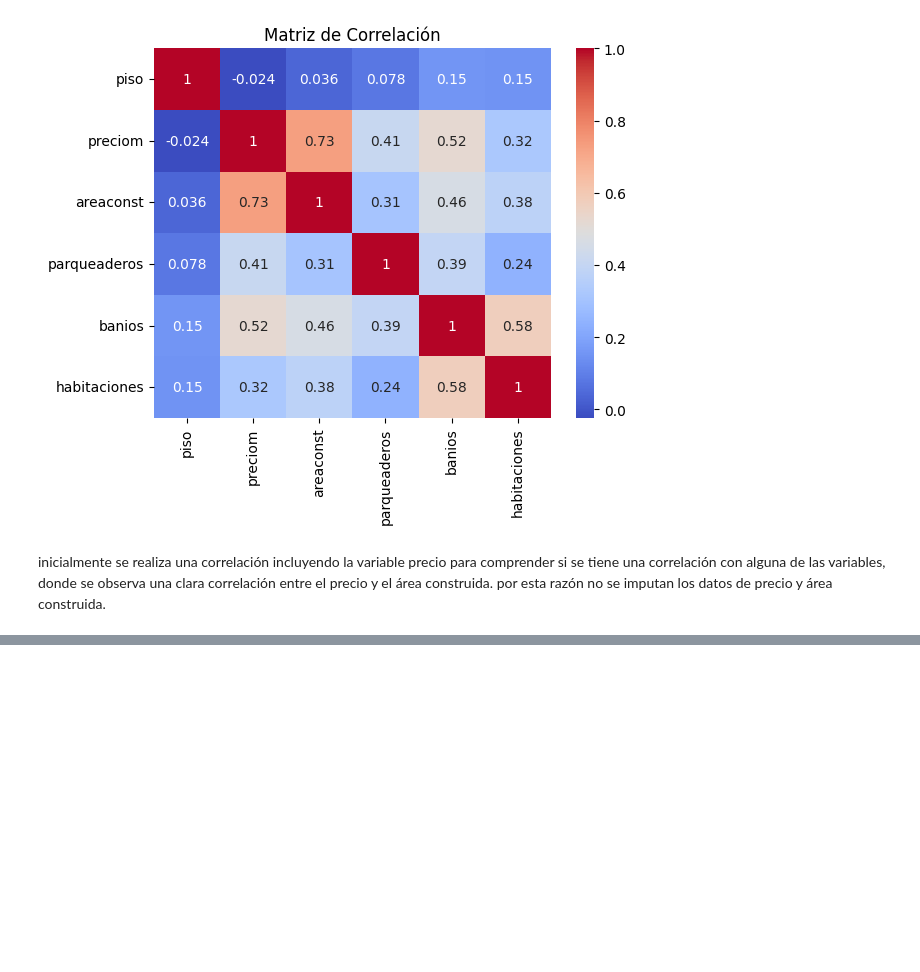
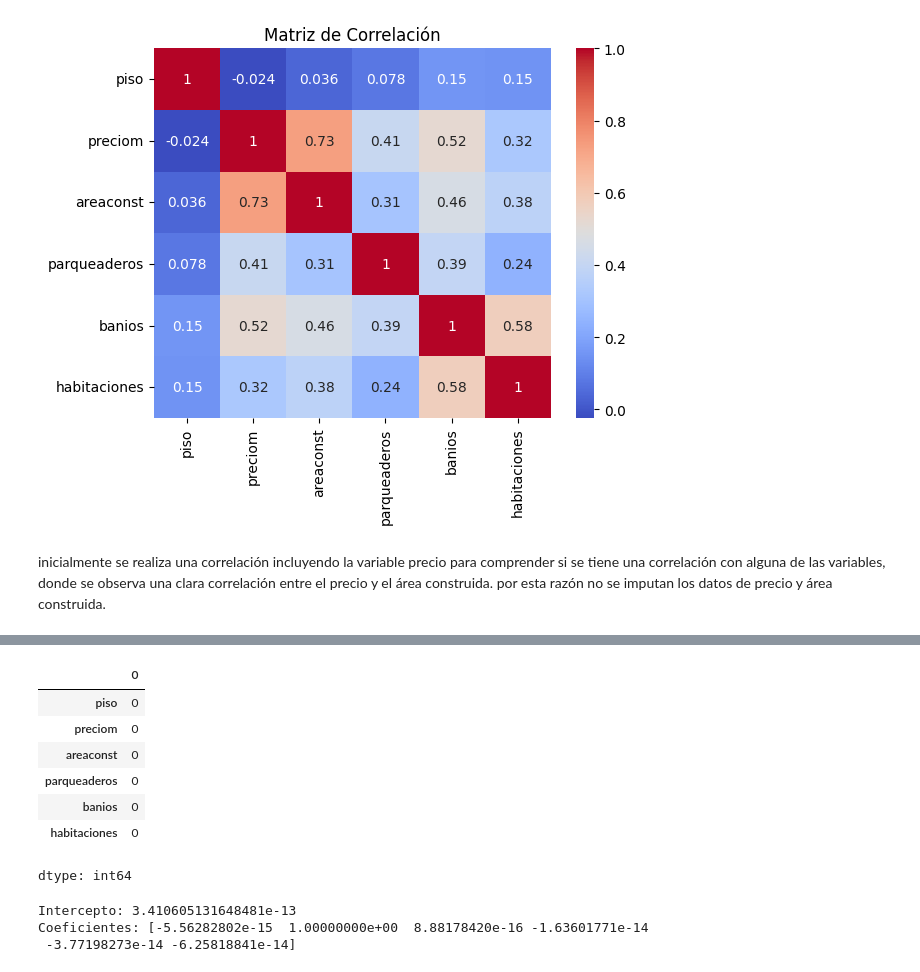
Before and after one commit to marioleandrovanegas/Unidad2, a Jupyter notebook: Unidad2.ipynb, the cells around one changed output, grey strips where cells are left out. Cells and saved outputs as stored; diff of their text form; code cells hidden in the pictures; blank space fills up the shorter version.

```diff
--- a/Unidad2.ipynb
+++ b/Unidad2.ipynb
@@ -146,0 +173,27 @@ inicialmente se realiza una correlación incluyendo la variable precio para comp
+# %%
+# encontrar valores faltantes
+X.isna().sum()
+# Los pisos y los baños tienen datos nulos, estos serán imputados por la mediana, sin embargo, existen otros métodos con los que se podría imputar al aplicar métodos que permitan
+x_piso = X['piso'].mean()
+x_parqueo = X['parqueaderos'].mean()
+X['piso'] = X['piso'].fillna(x_piso)
+X['parqueaderos'] = X['parqueaderos'].fillna(x_parqueo)
+X.isna().sum()
+# %% [output]
+|  | 0 |
+| piso | 0 |
+| preciom | 0 |
+| areaconst | 0 |
+| parqueaderos | 0 |
+| banios | 0 |
+| habitaciones | 0 |
+dtype: int64
+# %%
+modelo = LinearRegression()
+modelo.fit(X,y)
+print("Intercepto:", modelo.intercept_)
+print("Coeficientes:", modelo.coef_)
+# %% [output]
+Intercepto: 3.410605131648481e-13
+Coeficientes: [-5.56282802e-15  1.00000000e+00  8.88178420e-16 -1.63601771e-14
+ -3.77198273e-14 -6.25818841e-14]
```
Also changed, not shown: parts of 4 cells of this notebook.
